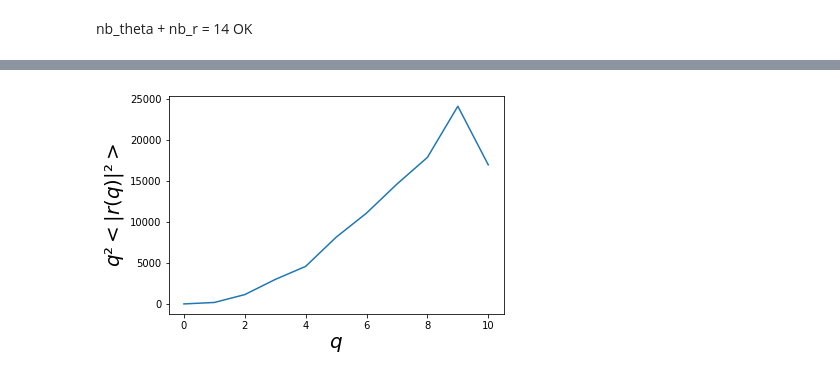
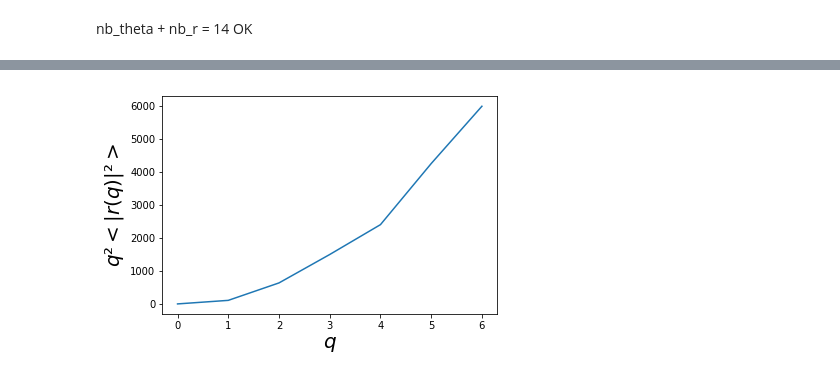
Before and after one commit to JulieCornet/scripts_analysis, a Jupyter notebook: line_tension_time.ipynb, the cells around one changed output, grey strips where cells are left out. Drawn from its saved outputs; the diff is of its cells as text; code cells hidden in the pictures.

Commit message:
improvement of the line tension script, only 2 files ok now: line_tension4 and line_tension_time

```diff
--- a/line_tension_time.ipynb
+++ b/line_tension_time.ipynb
@@ -111,6 +111,27 @@ def modulo(x,a,b):
     elif x >= b:
         x = x - (b-a)
     return x
+# %%
+tmes = 10
+t_start = 8000
+
+N = 15 # set the number of boxes into which will be divided the membrane
+x_center_b = int(np.floor(N/2))
+y_center_b = int(np.floor(N/2))
+
+threshold = 0.6 # composition threshold from which the box is considered Lo, below it is considered Ld
+
+# r and theta pie parameters
+nb_r = 5
+nb_theta = 12
+
+lq = int(np.floor(nb_theta/2))+1
+q = np.arange(nb_theta/2+1) # Fourier index
+r_q_pow_list = [[] for r in range(lq)]
+
+stat = 0
+
+time = []
 # %% [markdown]
 nb_theta + nb_r = 14 OK
 # %%
@@ -523,8 +554,10 @@ print(r_q_pow_ave)
+# %%
+l_ave = np.load(path_res+'r_q_pow_ave'+name+'.npy')
 # %%
-plt.plot(r_q_pow_ave*q**2)
+plt.plot(l_ave*q**2)
 
 plt.xlabel('$q$',fontsize=20)
 plt.ylabel('$q²<|r(q)|²>$',fontsize=20)
 plt.savefig(path_res+'plot_linetension'+name+'.pdf', format='pdf',bbox_inches='tight')
 # %% [output]
-[figure, old version]
+[figure, new version]
```
Also changed, not shown: parts of 5 cells of this notebook, 1 other file.
